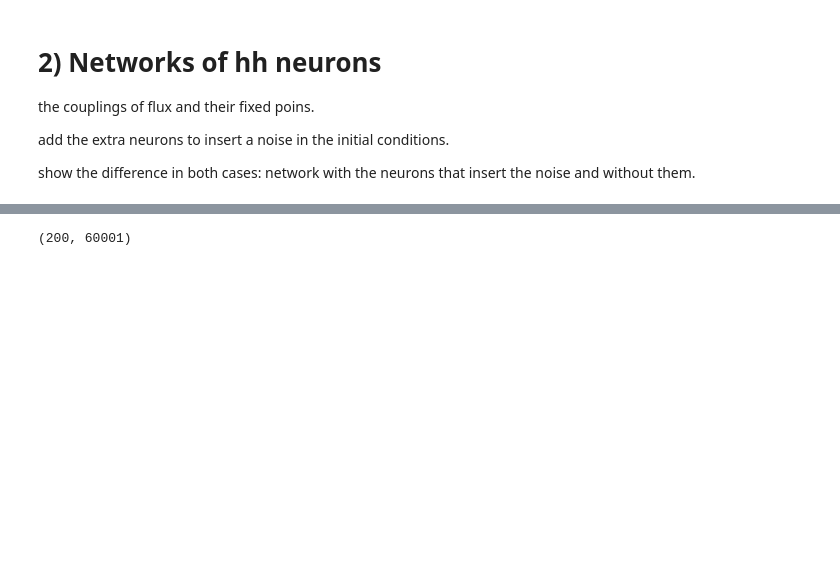
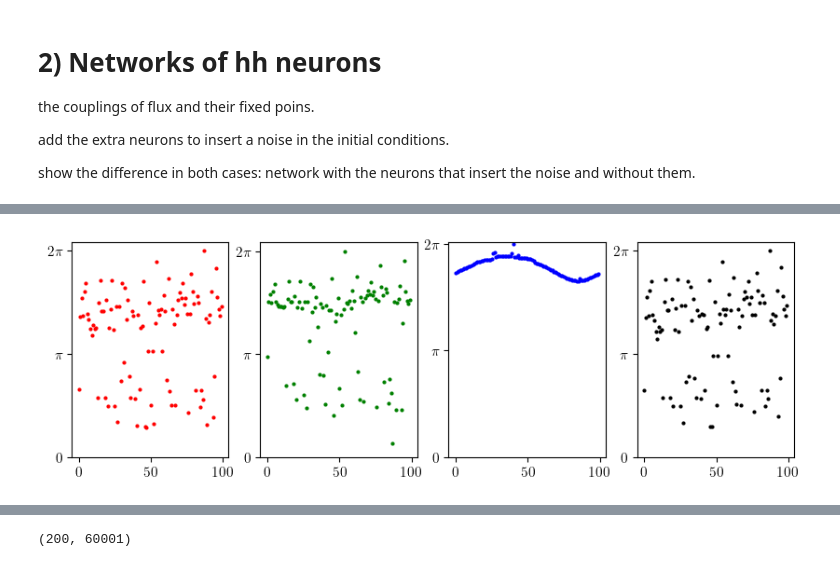
Before and after one commit to FernandoSBorges/chimeras, a Jupyter notebook: notebooks/analises_dissertacao.ipynb, the cells around one changed output, grey strips where cells are left out. Cells and saved outputs as stored; diff of their text form; code cells hidden in the pictures; blank space fills up the shorter version.

```diff
--- a/notebooks/analises_dissertacao.ipynb
+++ b/notebooks/analises_dissertacao.ipynb
@@ -843,0 +738,14 @@ def get_numpy(data):
+# %%
+fig, ax = plt.subplots(ncols=4, nrows=1, figsize=(10,3))
+
+ax[0].plot(data1['phases'][:,-1], 'ro', markersize=2)
+ax[1].plot(data2['phases'][:,-1], 'go', markersize=2)
+ax[2].plot(data3['phases'][:,-1], 'bo', markersize=2)
+ax[3].plot(data4['phases'][:,-1], 'ko', markersize=2)
+
+for axis in ax:
+    axis.set_yticks([0, np.pi, 2*np.pi])
+    axis.set_yticklabels(['0', '$\pi$', '$2 \pi$'])
+plt.show()
+# %% [output]
+[figure, added]
```
Also changed, not shown: parts of 37 cells of this notebook, 12 other files.
